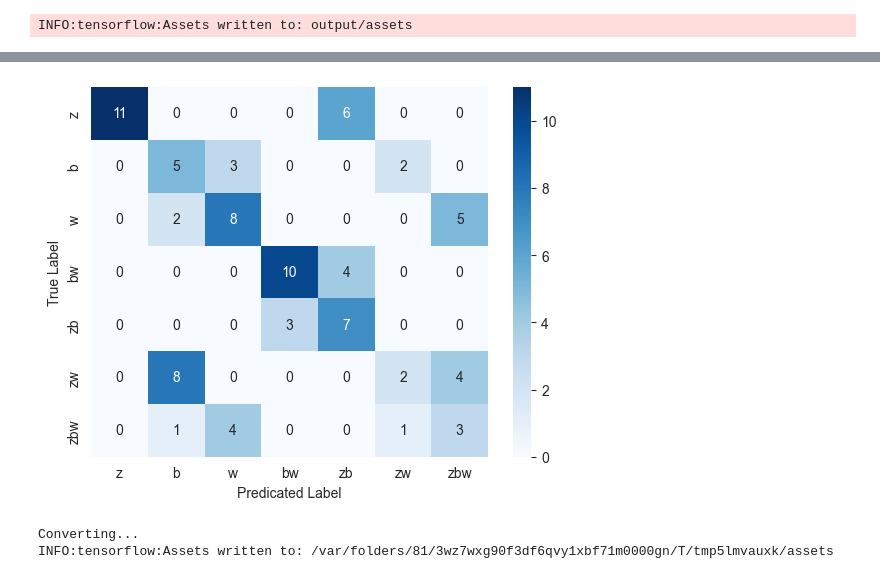
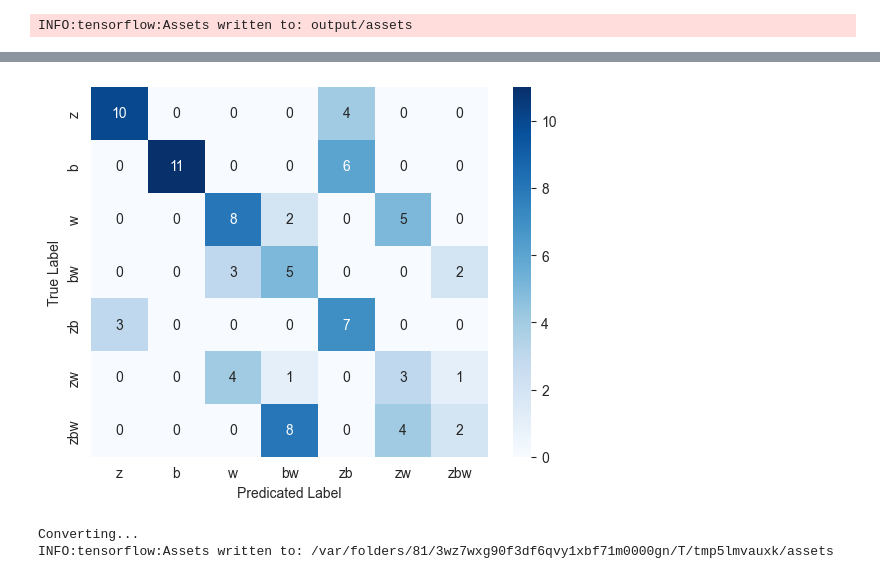
Before and after one commit to sds100/TinyMLSpectrumSensing, a Jupyter notebook: training/train-model.ipynb, the cells around one changed output, grey strips where cells are left out. Saved outputs shown, nothing was run; the diff lists cells and outputs as text; code cells hidden in the pictures.

Commit message:
calculate accuracy for lite model and refactor confusion matrices

```diff
--- a/training/train-model.ipynb
+++ b/training/train-model.ipynb
@@ -281,7 +281,7 @@ INFO:tensorflow:Assets written to: output/assets
 # %%
 def predict_full_model(model: models.Model,
                        x_augmented: npt.NDArray[np.uint8],
-                       x_painted: npt.NDArray[np.uint8]) -> str:
+                       x_painted: npt.NDArray[np.uint8]) -> int:
     x_augmented.shape += (1,)
     x_augmented = (np.expand_dims(x_augmented, 0))
 
@@ -290,7 +290,7 @@ def predict_full_model(model: models.Model,
 
     predictions_single = model.predict(x=[(x_augmented, x_painted)])
     prediction_index = np.argmax(predictions_single[0])
-    return label_names[prediction_index]
+    return prediction_index
 
 
 # Predict with full Tensorflow
@@ -302,6 +302,6 @@ plt.show()
 
 prediction = predict_full_model(tf_model, test_img_augmented, test_img_painted)
 
-print(prediction)
+print(label_names[prediction])
 # %% [output]
 [figure]
@@ -310,7 +310,7 @@ z
 # %%
 def plot_confusion_matrix(y_predictions: npt.NDArray[np.uint8],
                           y_test: npt.NDArray[np.uint8]):
-    cm = confusion_matrix(np.array(label_names)[y_test], y_predictions)
+    cm = confusion_matrix(y_test, y_predictions)
 
     plt.figure()
     plot = seaborn.heatmap(cm, xticklabels=label_names, yticklabels=label_names, annot=True, cmap='Blues')
@@ -344,4 +344,4 @@ plot_confusion_matrix(tf_model_y_predictions, y_test)
-[figure, old version]
+[figure, new version]
 # %%
 def representative_data_gen():
     # Convert test images to float32 and the correct dimensions
```
Also changed, not shown: parts of 5 cells of this notebook.
